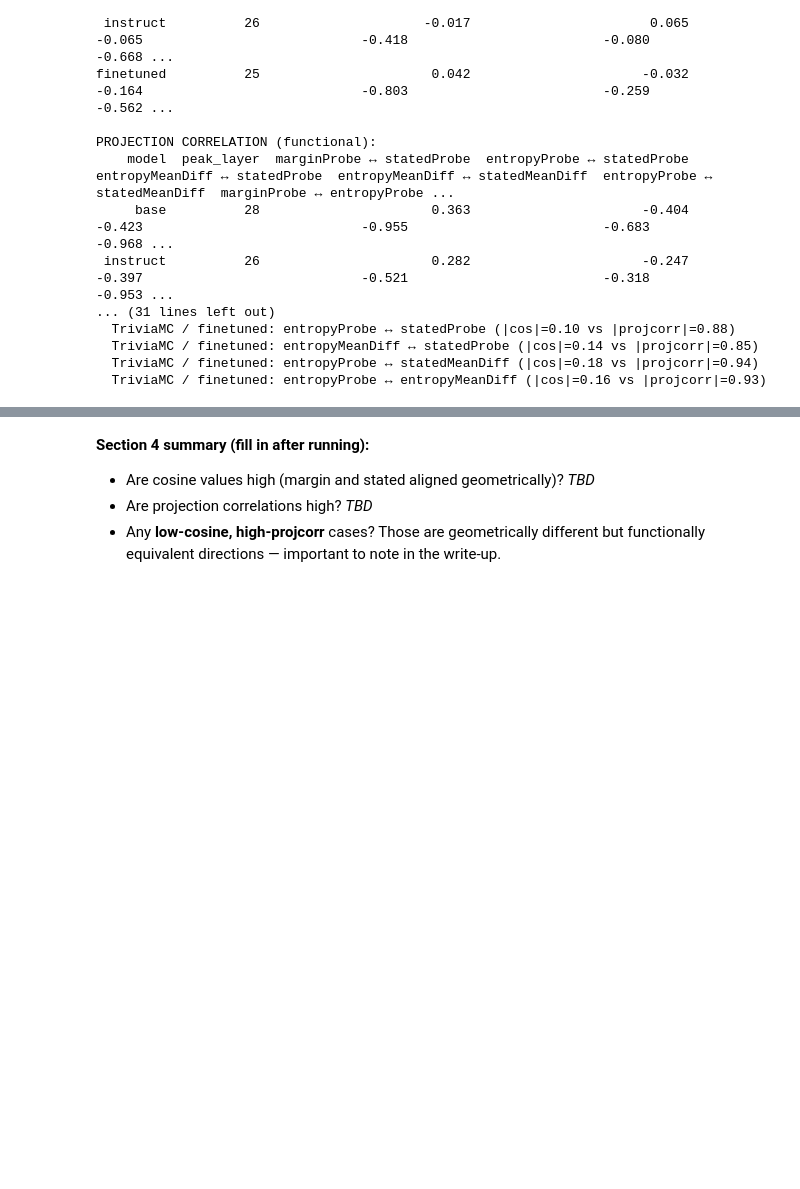
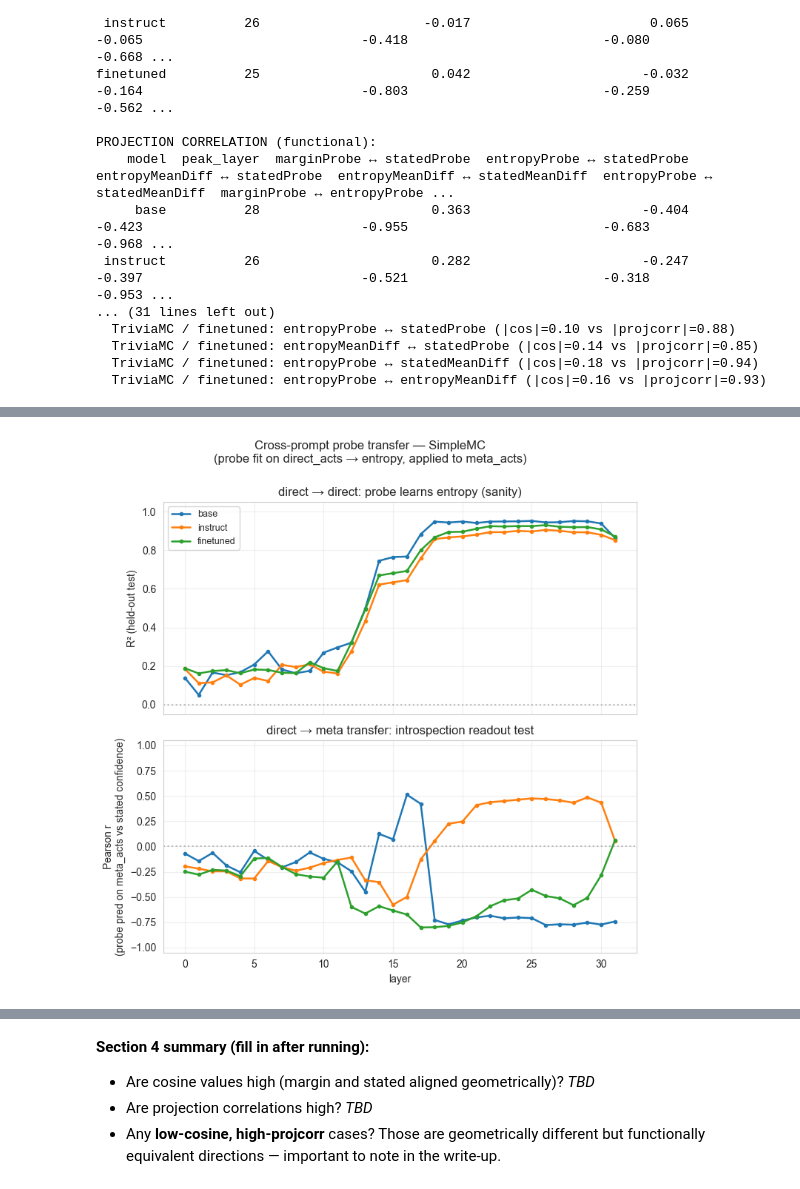
Before and after one commit to tristan-day-research/interpretability_for_llm_metacognition, a Jupyter notebook: analyze_activations.ipynb, the cells around one changed output, grey strips where cells are left out. Drawn from its saved outputs; the diff is of its cells as text; code cells hidden in the pictures; blank space fills up the shorter version.

```diff
--- a/analyze_activations.ipynb
+++ b/analyze_activations.ipynb
@@ -1491,0 +1640,97 @@ PROJECTION CORRELATION (functional):
+# %%
+# --- Section 4.4: Cross-prompt probe transfer (introspection readout test) ---
+# Train ridge probe on run.direct_acts → entropy (MC prompt),
+# apply to run.meta_acts (confidence prompt),
+# correlate predictions with stated_confidence_numeric.
+# Expected sign-consistent introspection: negative Pearson r.
+
+from core.probes import LinearProbe
+from sklearn.model_selection import train_test_split
+from scipy.stats import pearsonr
+
+PROBE_TRANSFER = {}
+
+for key, run in RUNS.items():
+    n_layers = run.n_layers
+    d2d_r2 = np.full(n_layers, np.nan, dtype=np.float32)
+    d2m_r  = np.full(n_layers, np.nan, dtype=np.float32)
+
+    y_ent  = run.df['entropy'].values.astype(np.float64)
+    y_conf = run.df['stated_confidence_numeric'].values.astype(np.float64)
+
+    indices = np.arange(len(y_ent))
+    train_idx, test_idx = train_test_split(indices, train_size=0.8, random_state=42)
+    valid_test = test_idx[~np.isnan(y_conf[test_idx])]
+
+    for layer in range(n_layers):
+        X_direct_train = run.direct_acts[train_idx, layer, :].astype(np.float32)
+        X_direct_test  = run.direct_acts[test_idx,  layer, :].astype(np.float32)
+        X_meta_test    = run.meta_acts[valid_test,  layer, :].astype(np.float32)
+
+        probe = LinearProbe(alpha=1000.0, use_pca=True, pca_components=100)
+        probe.fit(X_direct_train, y_ent[train_idx])
+
+        d2d = probe.evaluate(X_direct_test, y_ent[test_idx])
+        d2d_r2[layer] = d2d['r2']
+
+        if len(valid_test) >= 10:
+            pred_on_meta = probe.predict(X_meta_test)
+            if np.std(pred_on_meta) > 1e-9 and np.std(y_conf[valid_test]) > 1e-9:
+                r, _ = pearsonr(pred_on_meta, y_conf[valid_test])
+                d2m_r[layer] = r
+
+    PROBE_TRANSFER[key] = {'d2d_r2': d2d_r2, 'd2m_r': d2m_r}
+    print(f'  {key[0]:>9}/{key[1]:<8}: max d2d R² = {np.nanmax(d2d_r2):+.3f}, '
+          f'most-neg d2m r = {np.nanmin(d2m_r):+.3f}')
+
+# --- Plot: 2-row figure per dataset ---
+for dataset in DATASETS:
+    present = [m for m in MODELS if (m, dataset) in PROBE_TRANSFER]
+    if not present:
+        continue
+    fig, (ax1, ax2) = plt.subplots(2, 1, figsize=(7.5, 7.5), sharex=True)
+    for model in present:
+        pt = PROBE_TRANSFER[(model, dataset)]
+        layers = PROBE_RESULTS[(model, dataset)]['layers']
+        ax1.plot(layers, pt['d2d_r2'], color=MODEL_COLORS[model], label=model,
+                 linewidth=1.8, marker='o', markersize=3)
+        ax2.plot(layers, pt['d2m_r'], color=MODEL_COLORS[model], label=model,
+                 linewidth=1.8, marker='o', markersize=3)
+    ax1.axhline(0, color='gray', linestyle=':', alpha=0.5)
+    ax1.set_ylabel('R² (held-out test)')
+    ax1.set_title(f'direct → direct: probe learns entropy (sanity)')
+    ax1.set_ylim(-0.05, 1.05)
+    ax1.grid(True, alpha=0.3)
+    ax1.legend(fontsize=9, loc='best')
+    ax2.axhline(0, color='gray', linestyle=':', alpha=0.5)
+    ax2.set_xlabel('layer')
+    ax2.set_ylabel('Pearson r\n(probe pred on meta_acts vs stated confidence)')
+    ax2.set_title(f'direct → meta transfer: introspection readout test')
+    ax2.set_ylim(-1.05, 1.05)
+    ax2.grid(True, alpha=0.3)
+    plt.suptitle(f'Cross-prompt probe transfer — {dataset}\n'
+                 f'(probe fit on direct_acts → entropy, applied to meta_acts)', y=1.00)
+    plt.tight_layout()
+    plt.savefig(FIGURES_DIR / f's4_probe_transfer_{dataset}.pdf', bbox_inches='tight')
+    plt.show()
+
+# --- Summary at each model's margin-peak layer ---
+for dataset in DATASETS:
+    present = [m for m in MODELS if (m, dataset) in PROBE_TRANSFER]
+    if not present:
+        continue
+    rows = []
+    for model in present:
+        key = (model, dataset)
+        pt = PROBE_TRANSFER[key]
+        pr = PROBE_RESULTS[key]
+        peak_l = int(np.nanargmax(pr['within_r2_natural']['margin_logit']))
+        rows.append({
+            'model': model,
+            'peak_layer': peak_l,
+            'd2d R² (entropy)': round(float(pt['d2d_r2'][peak_l]), 3),
+            'd2m r (pred-entropy ↔ stated-conf)': round(float(pt['d2m_r'][peak_l]), 3),
+        })
+    print(f"\n=== Section 4.4 summary — {dataset} (at each model's margin-peak layer) ===\n")
+    print(pd.DataFrame(rows).to_string(index=False))
+# %% [output]
@@ -1491,0 +1743 @@ PROJECTION CORRELATION (functional):
+[figure, added]
```
Also changed, not shown: parts of 20 cells of this notebook, 18 other files.
